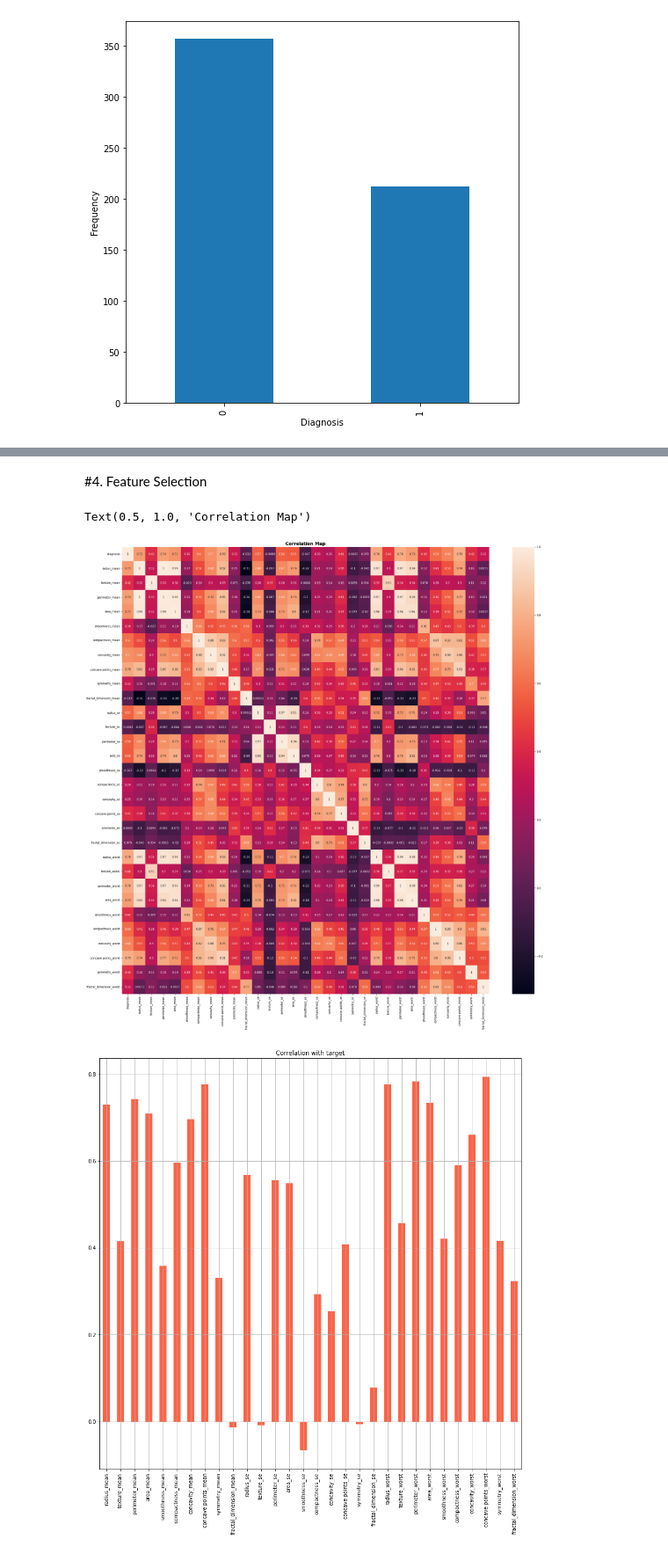
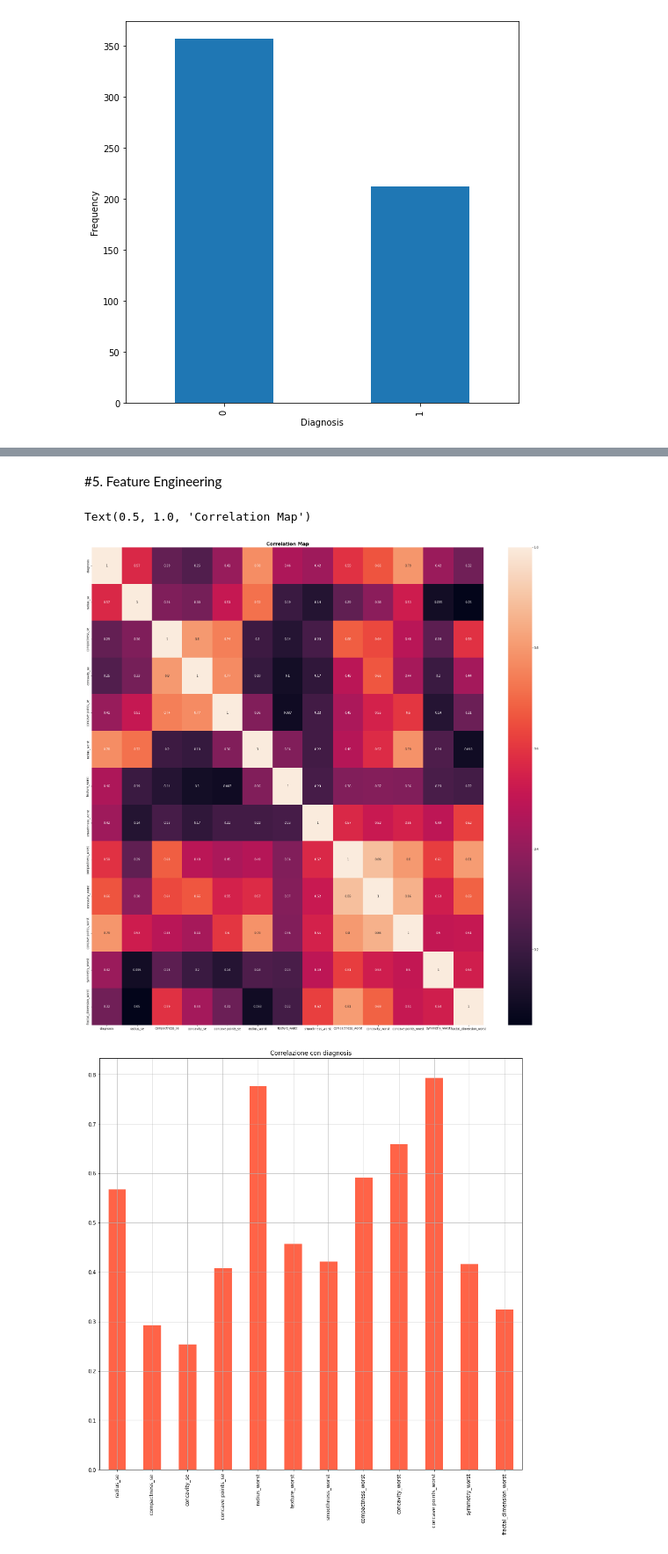
Before and after one commit to xDaryamo/BreastCancerPrediction, a Jupyter notebook: breast_cancer_prediction.ipynb, the cells around one changed output, grey strips where cells are left out. Shown at 88% size. Saved outputs shown, nothing was run; the diff lists cells and outputs as text; code cells hidden in the pictures.

Commit message:
Updated feature selection criteria

```diff
--- a/breast_cancer_prediction.ipynb
+++ b/breast_cancer_prediction.ipynb
@@ -160,3 +167,2 @@ Rimuoviamo la colonna id, siccome non ha nessuna correlazione con le altre varia
 # %%
-#rimuoviamo la colonna id
-df.drop('id', axis = 1, inplace = True)
+df = df.drop('id', axis = 1)
@@ -162,0 +185,13 @@ df.drop('id', axis = 1, inplace = True)
+# %%
+corr_matrix = df.corr()
+threshold = 0.1
+filtre = np.abs(corr_matrix["diagnosis"]) <= threshold
+to_delete = corr_matrix.columns[filtre].tolist()
+
+print("Feature poco correlate con la variabile dipendente: ", to_delete)
+
+df = df.drop(to_delete, axis = 1)
+
+print("Features rimaste dopo la selezione:")
+
+df.drop('diagnosis', axis = 1).columns
@@ -162,0 +209,22 @@ df.drop('id', axis = 1, inplace = True)
+# %%
+#Rimuoviamo tutte le colonne etichettate con "worst"
+cols = ['radius_mean',
+        'texture_mean',
+        'perimeter_mean',
+        'area_mean',
+        'smoothness_mean',
+        'compactness_mean',
+        'concavity_mean',
+        'concave points_mean',
+        'symmetry_mean']
+
+df = df.drop(cols, axis=1)
+
+#Rimuoviamo tutte le colonne che si riferiscono all'area e al perimetro
+
+cols = ['perimeter_worst',
+        'perimeter_se',
+        'area_worst',
+        'area_se']
+
+df = df.drop(cols, axis=1)
@@ -184,8 +263,8 @@ X_test dataset:  (114, 30)
 y_test dataset:  (114,)
 # %%
 #Distribuzione della variabile dipendente
+plt.figure(figsize=(8,8))
 pd.value_counts(df['diagnosis']).plot.bar()
-plt.rcParams['figure.figsize'] = (8,8)
 plt.xlabel('Diagnosis')
 plt.ylabel('Frequency')
 df['diagnosis'].value_counts()
@@ -221,5 +304,5 @@ X_test = scaler.transform(X_test)
 # %% [markdown]
-#4. Feature Selection
+#5. Feature Engineering
 # %%
 #Creiamo la heatmap di correlazione
 plt.figure(figsize=(30,30))
@@ -227,16 +310,16 @@ sb.heatmap(df.corr(), annot = True)
 plt.title("Correlation Map", fontweight = "bold", fontsize=16)
 # %% [output]
 Text(0.5, 1.0, 'Correlation Map')
-[figure, old version]
+[figure, new version]
 # %%
 #Creaiamo un dataframe senza il target
 df_without_target = df.drop('diagnosis', axis=1)
 
 #Otteniamo la correlazione a coppie con il target
 df_with_correlation = df_without_target.corrwith(df.diagnosis)
 
 
 #Creiamo un istogramma con la correlazione dei dati con il nostro target (diagnosis)
-df_with_correlation.plot(kind='bar', grid=True, figsize=(15, 15), title="Correlation with target",color="tomato");
+df_with_correlation.plot(kind='bar', grid=True, figsize=(15, 15), title="Correlazione con diagnosis",color="tomato");
 # %% [output]
-[figure, old version]
+[figure, new version]
```
Also changed, not shown: parts of 28 cells of this notebook.
